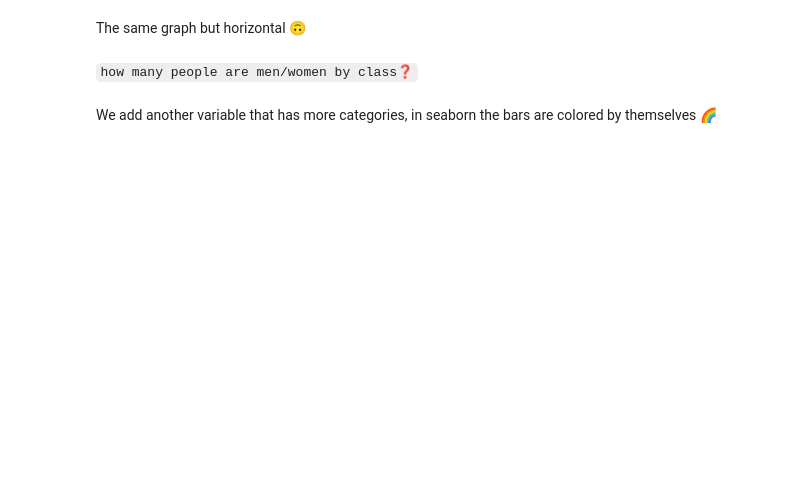
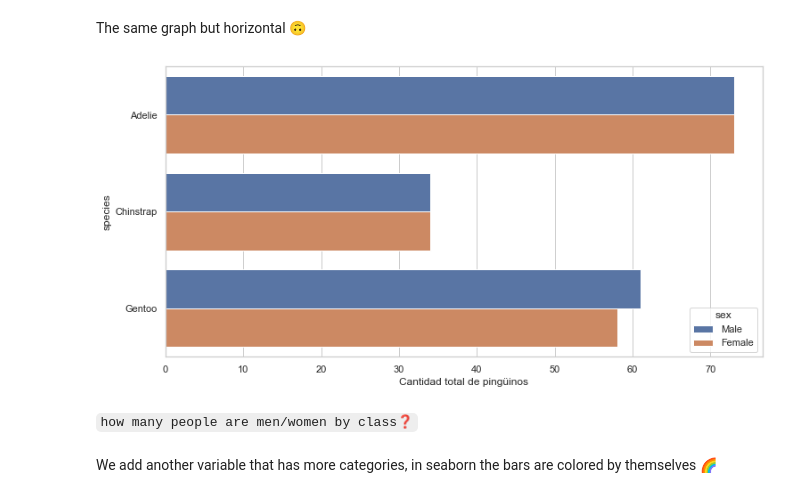
Before and after one commit to Ironhack-data-bcn-feb-2023/lectures, a Jupyter notebook: module-1/week-4/1- Visualization.ipynb, the cells around one changed output. Saved outputs shown, nothing was run; the diff lists cells and outputs as text; code cells hidden in the pictures; blank space fills up the shorter version.

```diff
--- a/module-1/week-4/1- Visualization.ipynb
+++ b/module-1/week-4/1- Visualization.ipynb
@@ -193,6 +330,9 @@ sns.countplot(x=penguins.species, hue=penguins.sex); #Same function, different s
 The same graph but horizontal 🙃
 # %%
 sns.countplot(y=penguins.species, hue=penguins.sex);
+plt.xlabel("Cantidad total de pingüinos");
+# %% [output]
+[figure, added]
 # %% [markdown]
 `how many people are men/women by class❓`
 # %% [markdown]
```
Also changed, not shown: parts of 51 cells of this notebook.
